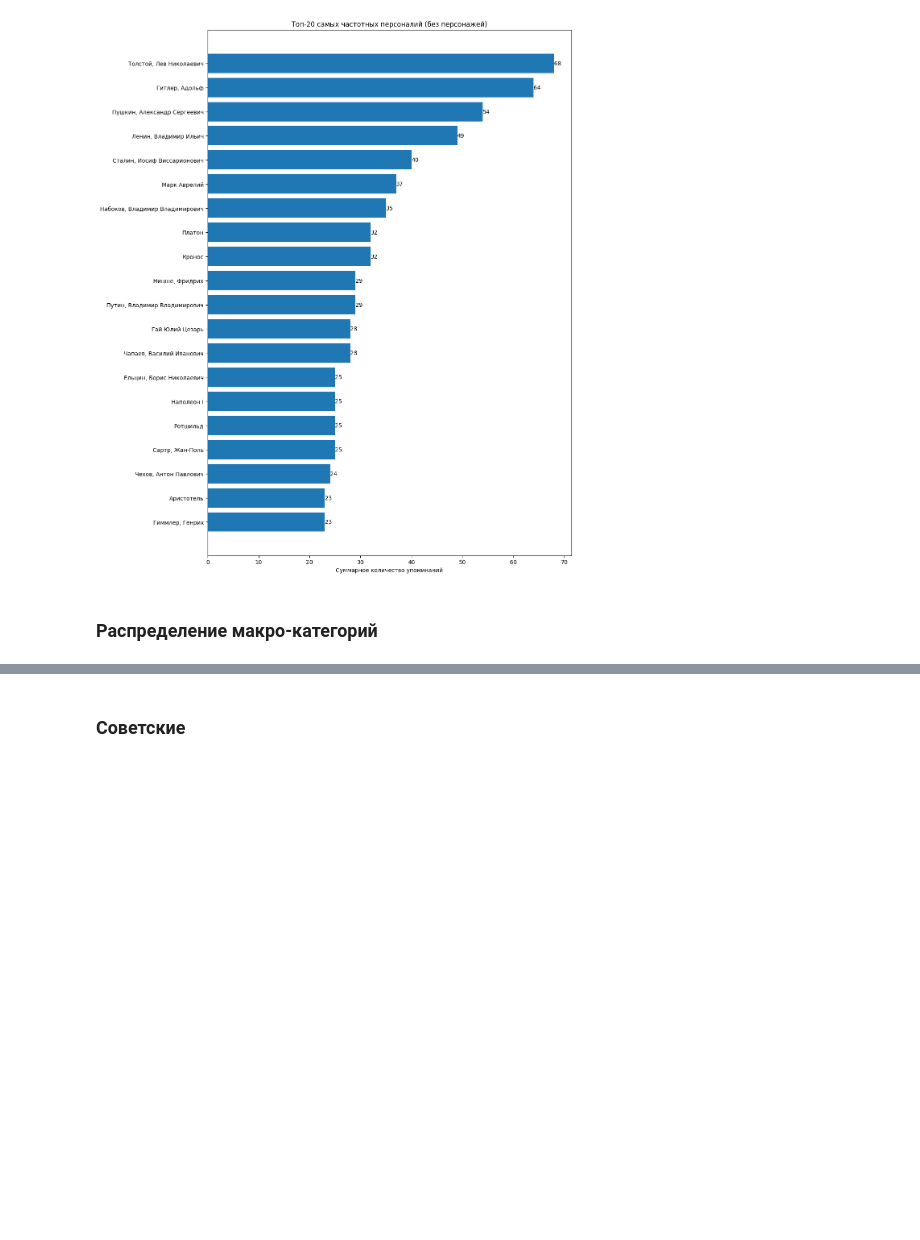
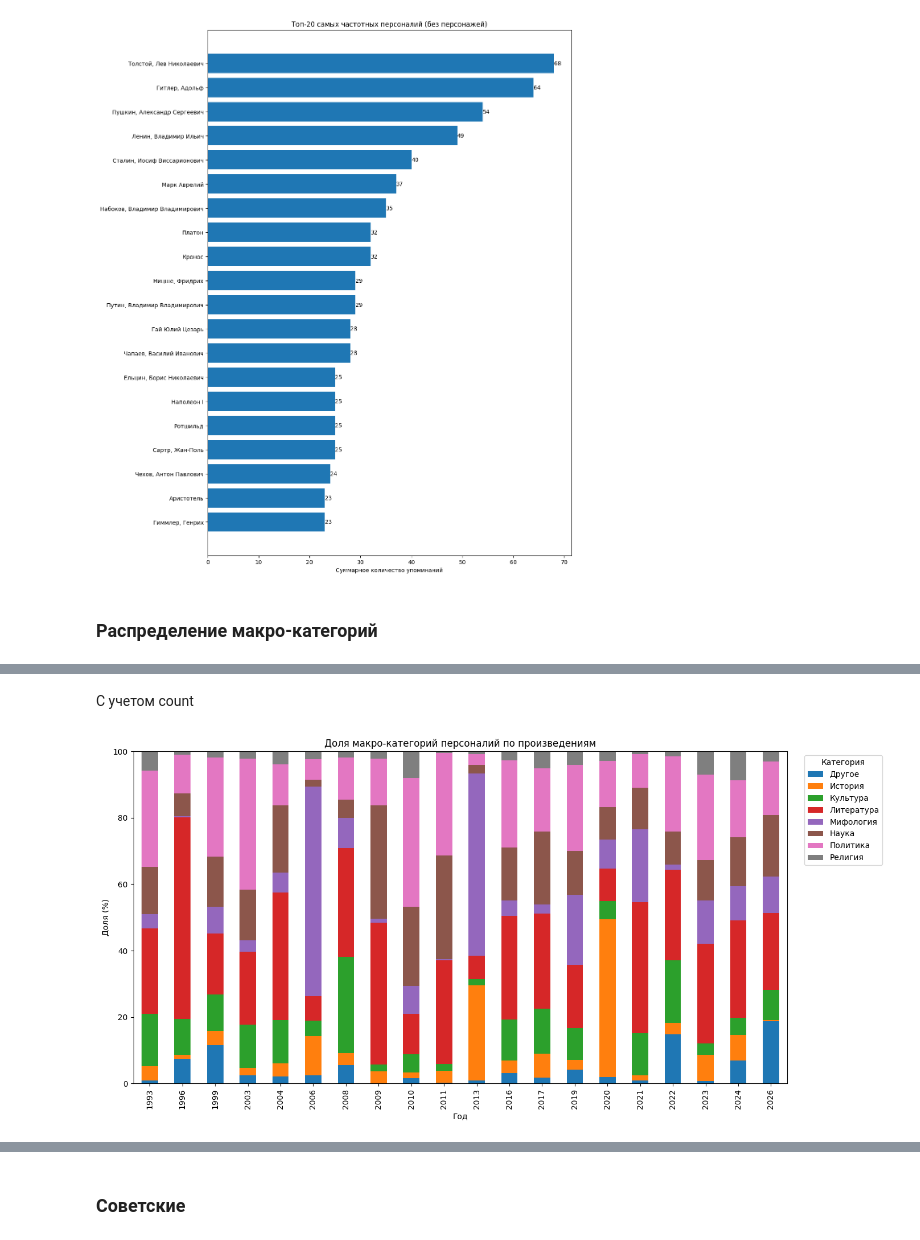
Before and after one commit to rybalkoiv/Pelevin_NER, a Jupyter notebook: analize.ipynb, the cells around one changed output, grey strips where cells are left out. Drawn from its saved outputs; the diff is of its cells as text; code cells hidden in the pictures; blank space fills up the shorter version.

```diff
--- a/analize.ipynb
+++ b/analize.ipynb
@@ -747,0 +830,30 @@ Name: year, dtype: int64
+# %% [markdown]
+С учетом count
+# %%
+df_exp = df.explode("super_categories").dropna(subset=["super_categories"])
+
+pivot_norm = (
+    df_exp
+    .groupby(["year", "super_categories"])["count"]
+    .sum()
+    .unstack(fill_value=0)
+    .sort_index()
+)
+
+pivot_pct = pivot_norm.div(pivot_norm.sum(axis=1), axis=0) * 100
+
+pivot_pct.plot(
+    kind="bar",
+    stacked=True,
+    figsize=(14, 7),
+)
+
+plt.ylim(0, 100)
+plt.xlabel("Год")
+plt.ylabel("Доля (%)")
+plt.title("Доля макро-категорий персоналий по произведениям")
+plt.legend(title="Категория", bbox_to_anchor=(1.02, 1), loc="upper left")
+plt.tight_layout()
+plt.show()
+# %% [output]
+[figure, added]
```
Also changed, not shown: parts of 52 cells of this notebook.
